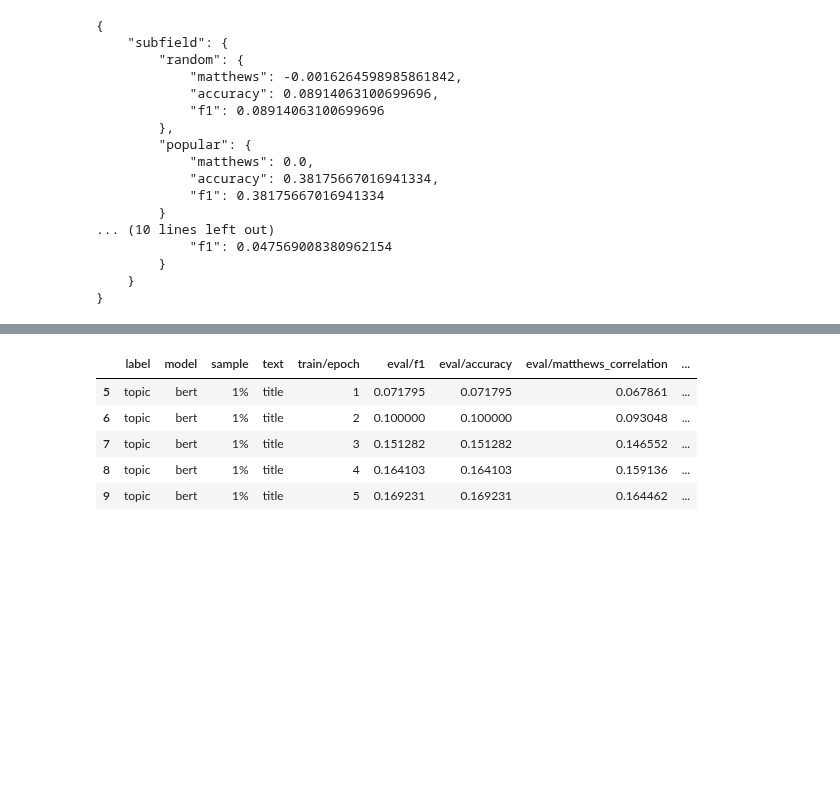
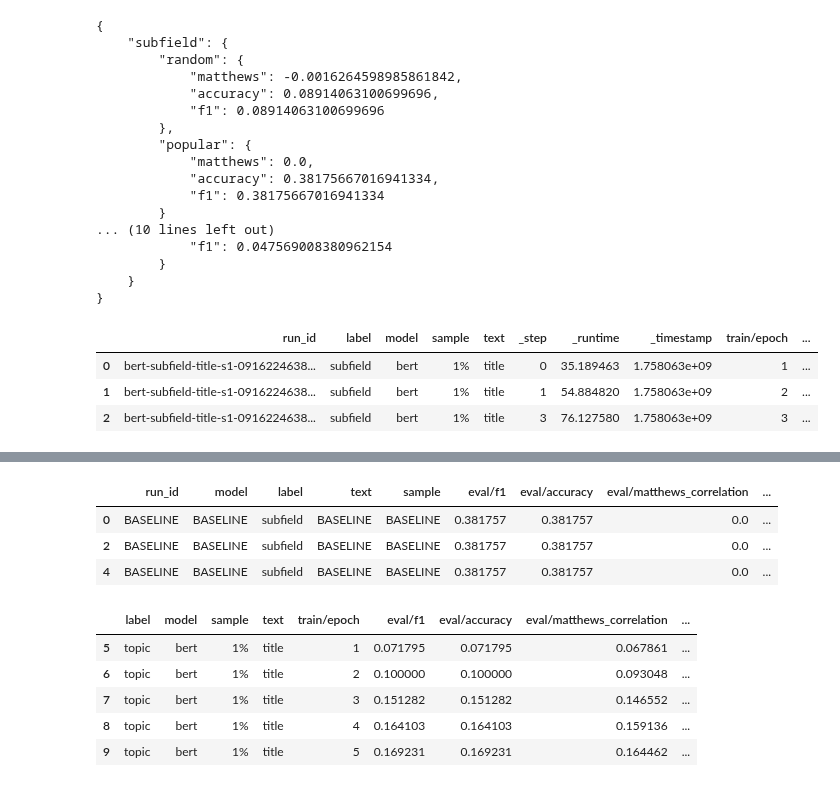
Before and after one commit to ka-steve/sagemaker_research_classification, a Jupyter notebook: src/05_tuning_basic/05_31_wandb_results.ipynb, the cells around one changed output, grey strips where cells are left out. Cells and saved outputs as stored; diff of their text form; code cells hidden in the pictures; blank space fills up the shorter version.

```diff
--- a/src/05_tuning_basic/05_31_wandb_results.ipynb
+++ b/src/05_tuning_basic/05_31_wandb_results.ipynb
@@ -243,3 +282,9 @@ wandb_log = WandbRuns()
 # %%
-wandb_log.runs_history.to_pickle(f'./wandb_runs_history_{datetime.datetime.now().strftime("%Y%m%d%H%M%S")}.pkl')
+wandb_runs_history = pd.read_pickle('./wandb_runs_history_20250920212130.pkl')
+wandb_runs_history.head(3)
+# %% [output]
+|  | run_id | label | model | sample | text | _step | _runtime | _timestamp | train/epoch | ... |
+| 0 | bert-subfield-title-s1-0916224638... | subfield | bert | 1% | title | 0 | 35.189463 | 1.758063e+09 | 1 | ... |
+| 1 | bert-subfield-title-s1-0916224638... | subfield | bert | 1% | title | 1 | 54.884820 | 1.758063e+09 | 2 | ... |
+| 2 | bert-subfield-title-s1-0916224638... | subfield | bert | 1% | title | 3 | 76.127580 | 1.758063e+09 | 3 | ... |
 # %%
@@ -273,6 +318,9 @@ baseline_single_epoch = [
     {
         'run_id': 'BASELINE',
         'model': 'BASELINE',
+        'label': 'BASELINE',
+        'text': 'BASELINE',
+        'sample': 'BASELINE',
         'label': 'subfield',
         'eval/f1': baseline_results['subfield']['popular']['f1'],
         'eval/accuracy': baseline_results['subfield']['popular']['accuracy'],
@@ -281,6 +329,9 @@ baseline_single_epoch = [
     {
         'run_id': 'BASELINE',
         'model': 'BASELINE',
+        'label': 'BASELINE',
+        'text': 'BASELINE',
+        'sample': 'BASELINE',
         'label': 'topic',
         'eval/f1': baseline_results['topic']['popular']['f1'],
         'eval/accuracy': baseline_results['topic']['popular']['accuracy'],
@@ -302,4 +353,10 @@ baseline_single_epoch_df.to_pickle(f'./baseline_single_epoch_df.pkl')
 baseline_five_epochs_df.to_pickle(f'./baseline_five_epochs_df.pkl')
 baseline_five_epochs_topic_df.to_pickle(f'./baseline_five_epochs_topic_df.pkl')
 baseline_five_epochs_subfield_df.to_pickle(f'./baseline_five_epochs_subfield_df.pkl')
+baseline_five_epochs_subfield_df.head(3)
+# %% [output]
+|  | run_id | model | label | text | sample | eval/f1 | eval/accuracy | eval/matthews_correlation | ... |
+| 0 | BASELINE | BASELINE | subfield | BASELINE | BASELINE | 0.381757 | 0.381757 | 0.0 | ... |
+| 2 | BASELINE | BASELINE | subfield | BASELINE | BASELINE | 0.381757 | 0.381757 | 0.0 | ... |
+| 4 | BASELINE | BASELINE | subfield | BASELINE | BASELINE | 0.381757 | 0.381757 | 0.0 | ... |
 # %%
```
Also changed, not shown: parts of 29 cells of this notebook, 6 other files.
